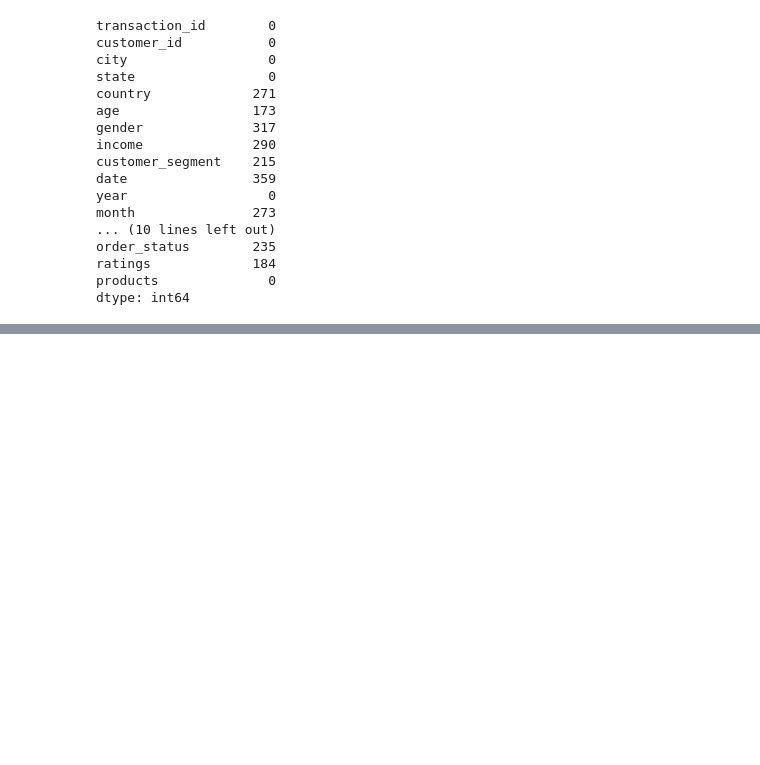
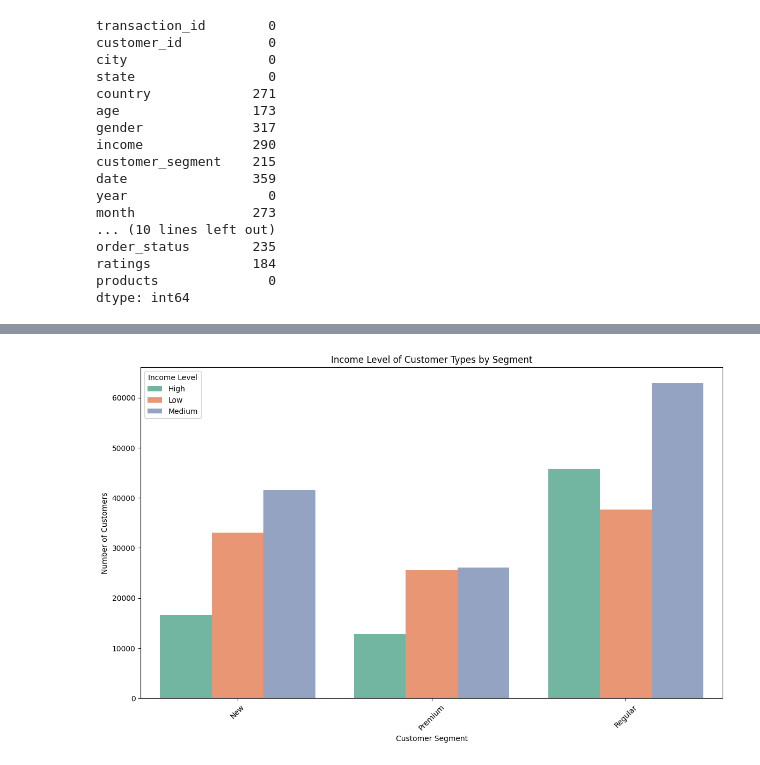
Before and after one commit to Fareen24/consumer-analysis-report, a Jupyter notebook: consumer_behavior_analysis.ipynb, the cells around one changed output, grey strips where cells are left out. Drawn from its saved outputs; the diff is of its cells as text; code cells hidden in the pictures; blank space fills up the shorter version.

```diff
--- a/consumer_behavior_analysis.ipynb
+++ b/consumer_behavior_analysis.ipynb
@@ -276,0 +580,16 @@ NameError: name 'df' is not defined
+# %%
+# Group by customer segment and income level to get the count of each combination
+income_segment_count = df.groupby(['customer_segment', 'income']).size().reset_index(name='count')
+# %%
+plt.figure(figsize=(14, 8))
+sns.barplot(x='customer_segment', y='count', hue='income', data=income_segment_count, palette='Set2')
+
+# Add title and labels
+plt.title('Income Level of Customer Types by Segment')
+plt.xlabel('Customer Segment')
+plt.ylabel('Number of Customers')
+plt.xticks(rotation=45)
+plt.legend(title='Income Level')
+plt.show()
+# %% [output]
+[figure, added]
```
Also changed, not shown: parts of 82 cells of this notebook, 1 other file.
